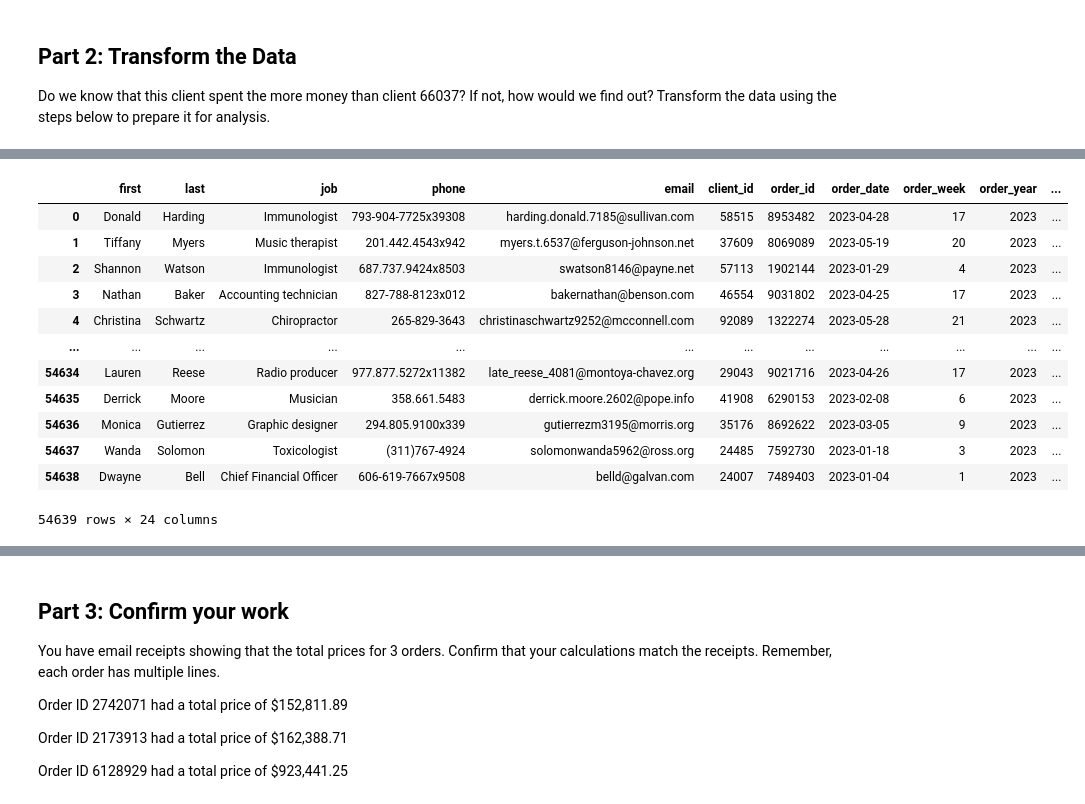
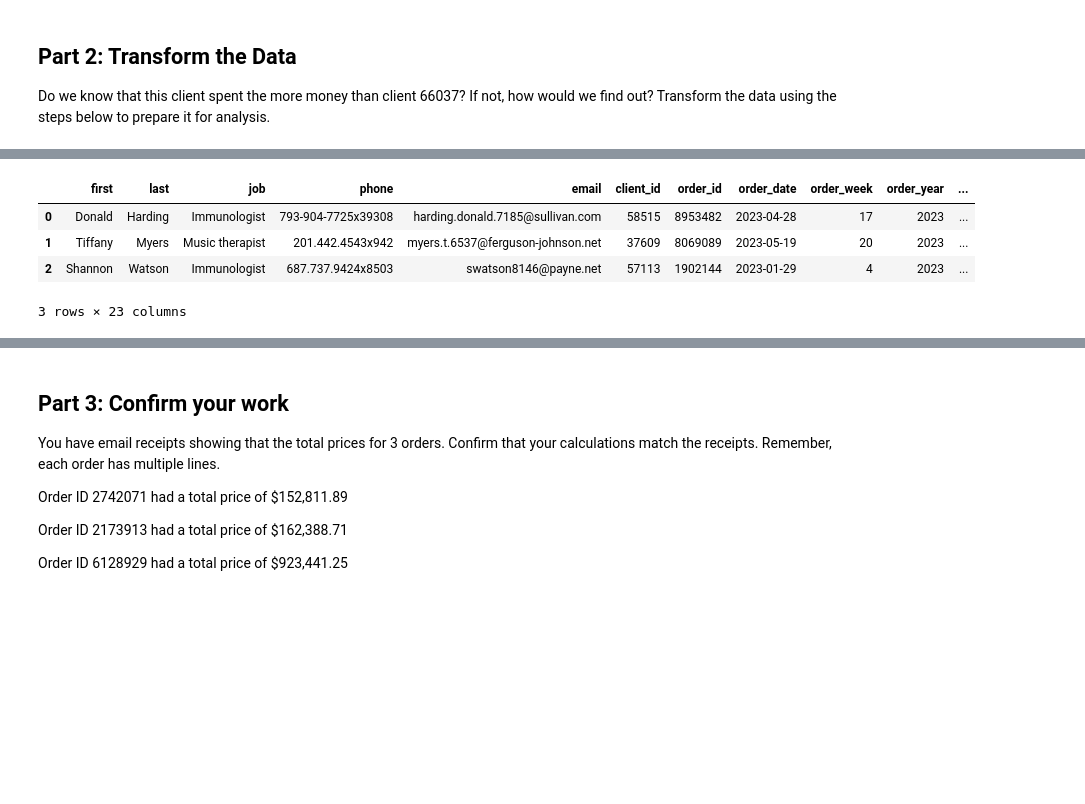
Before and after one commit to leonej01/pandas-challenge-1, a Jupyter notebook: Starter_Code/module_4_challenge.ipynb, the cells around one changed output, grey strips where cells are left out. Drawn from its saved outputs; the diff is of its cells as text; code cells hidden in the pictures; blank space fills up the shorter version.

```diff
--- a/Starter_Code/module_4_challenge.ipynb
+++ b/Starter_Code/module_4_challenge.ipynb
@@ -4,7 +4,7 @@
 Import the data and use Pandas to learn more about the dataset.
 # %%
 import pandas as pd
-file = "/Users/jenniferleone/Desktop/Git_Repositories/Assignments/Module_4_Challenge/pandas-challenge-1/Starter_Code/Resources/client_dataset.csv"
+file = "/Users/jenniferleone/Desktop/Git_Repositories/Challenges/Module_4_Challenge/pandas-challenge-1/Starter_Code/Resources/client_dataset.csv"
 client_df = pd.read_csv(file)
 
 client_df
@@ -153,7 +166,8 @@ Do we know that this client spent the more money than client 66037? If not, how
 # Create a column that calculates the
 # subtotal for each line using the unit_price
 # and the qty
-subtotal_price = client_df['unit_price'] * client_df['qty']
-client_df["subtotal_price"] = subtotal_price
-client_df
+line_subtotal = client_df['unit_price'] * client_df['qty']
+client_df["line_subtotal"] = line_subtotal
+
+client_df[['unit_price','qty','line_subtotal']].head(2)
 # %% [output]
@@ -203,6 +199,7 @@ client_df
 # using the subtotal and the shipping price
 # along with a sales tax of 9.25%
 
-client_df['total_price'] = client_df['subtotal_price'] + client_df['shipping_price'] * 1.0925
-client_df
+client_df['line_price'] = ((client_df['line_subtotal'] + client_df['shipping_price']) * 1.0925).round(2)
+
+client_df[['line_subtotal','shipping_price', 'line_price']].head(3)
 # %% [output]
@@ -222,25 +210,18 @@ client_df
 # %%
 # Create a column for the cost
 # of each line using unit cost, qty, and
 # shipping price (assume the shipping cost
 # is exactly what is charged to the client).
-total_cost = (client_df['unit_cost'] * client_df['qty']) + client_df['shipping_price']
-client_df['total_cost'] = total_cost
-client_df
+
+line_cost = (client_df['unit_cost'] * client_df['qty']) + client_df['shipping_price']
+client_df['line_cost'] = line_cost
+client_df.head(3)
 # %% [output]
 |  | first | last | job | phone | email | client_id | order_id | order_date | order_week | order_year | ... |
 | 0 | Donald | Harding | Immunologist | 793-904-7725x39308 | harding.donald.7185@sullivan.com | 58515 | 8953482 | 2023-04-28 | 17 | 2023 | ... |
 | 1 | Tiffany | Myers | Music therapist | 201.442.4543x942 | myers.t.6537@ferguson-johnson.net | 37609 | 8069089 | 2023-05-19 | 20 | 2023 | ... |
 | 2 | Shannon | Watson | Immunologist | 687.737.9424x8503 | swatson8146@payne.net | 57113 | 1902144 | 2023-01-29 | 4 | 2023 | ... |
-| 3 | Nathan | Baker | Accounting technician | 827-788-8123x012 | bakernathan@benson.com | 46554 | 9031802 | 2023-04-25 | 17 | 2023 | ... |
-| 4 | Christina | Schwartz | Chiropractor | 265-829-3643 | christinaschwartz9252@mcconnell.com | 92089 | 1322274 | 2023-05-28 | 21 | 2023 | ... |
-| ... | ... | ... | ... | ... | ... | ... | ... | ... | ... | ... | ... |
-| 54634 | Lauren | Reese | Radio producer | 977.877.5272x11382 | late_reese_4081@montoya-chavez.org | 29043 | 9021716 | 2023-04-26 | 17 | 2023 | ... |
-| 54635 | Derrick | Moore | Musician | 358.661.5483 | derrick.moore.2602@pope.info | 41908 | 6290153 | 2023-02-08 | 6 | 2023 | ... |
-| 54636 | Monica | Gutierrez | Graphic designer | 294.805.9100x339 | gutierrezm3195@morris.org | 35176 | 8692622 | 2023-03-05 | 9 | 2023 | ... |
-| 54637 | Wanda | Solomon | Toxicologist | (311)767-4924 | solomonwanda5962@ross.org | 24485 | 7592730 | 2023-01-18 | 3 | 2023 | ... |
-| 54638 | Dwayne | Bell | Chief Financial Officer | 606-619-7667x9508 | belld@galvan.com | 24007 | 7489403 | 2023-01-04 | 1 | 2023 | ... |
-54639 rows × 24 columns
+3 rows × 23 columns
 # %%
 # Create a column for the profit of
 # each line using line cost and line price
```
Also changed, not shown: parts of 13 cells of this notebook.
